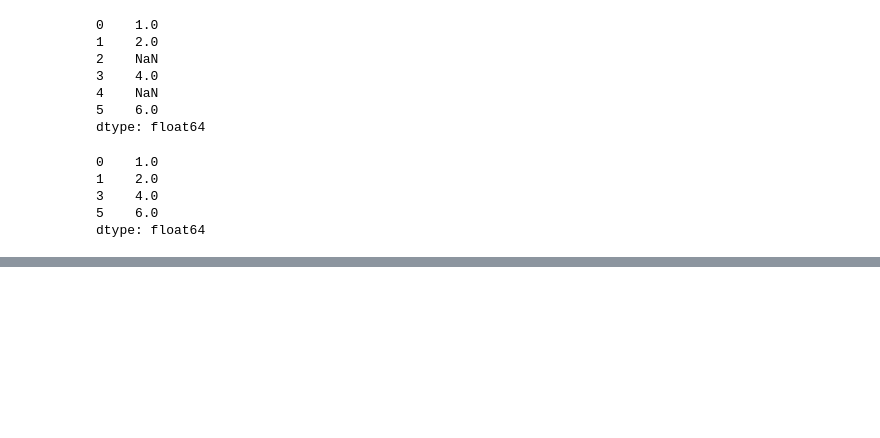
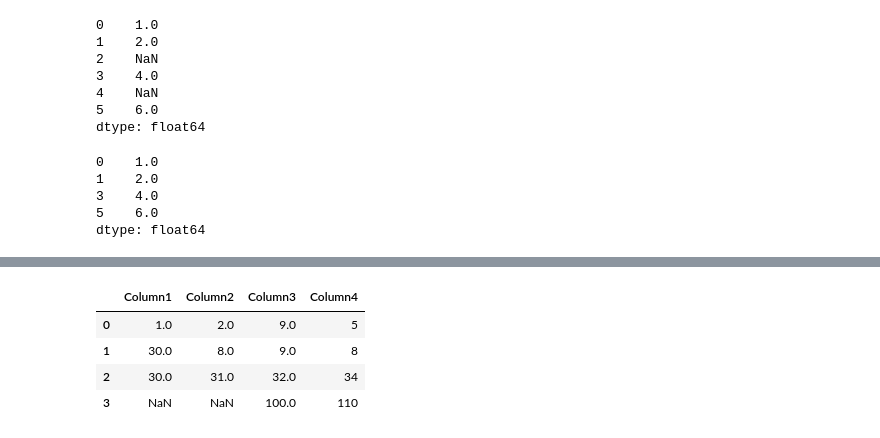
Before and after one commit to Rubieskyama/data-cleaning, a Jupyter notebook: Handling_missing_data_with_pandas.ipynb, the cells around one changed output, grey strips where cells are left out. Saved outputs shown, nothing was run; the diff lists cells and outputs as text; code cells hidden in the pictures; blank space fills up the shorter version.

```diff
--- a/Handling_missing_data_with_pandas.ipynb
+++ b/Handling_missing_data_with_pandas.ipynb
@@ -149,0 +293,8 @@ dtype: float64
+# %%
+df.fillna(method='bfill',axis=0)
+# %% [output]
+|  | Column1 | Column2 | Column3 | Column4 |
+| 0 | 1.0 | 2.0 | 9.0 | 5 |
+| 1 | 30.0 | 8.0 | 9.0 | 8 |
+| 2 | 30.0 | 31.0 | 32.0 | 34 |
+| 3 | NaN | NaN | 100.0 | 110 |
```
Also changed, not shown: parts of 21 cells of this notebook.
